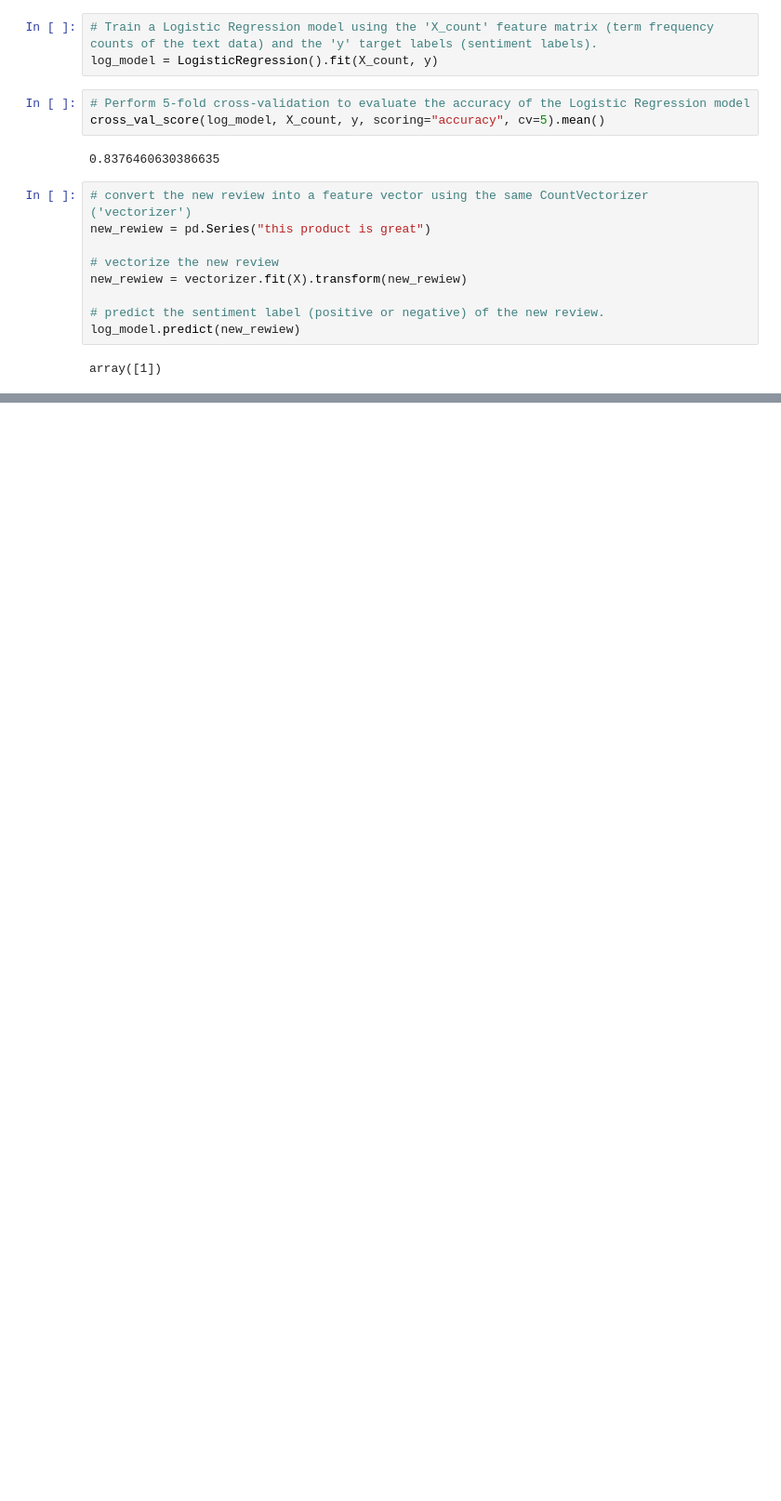
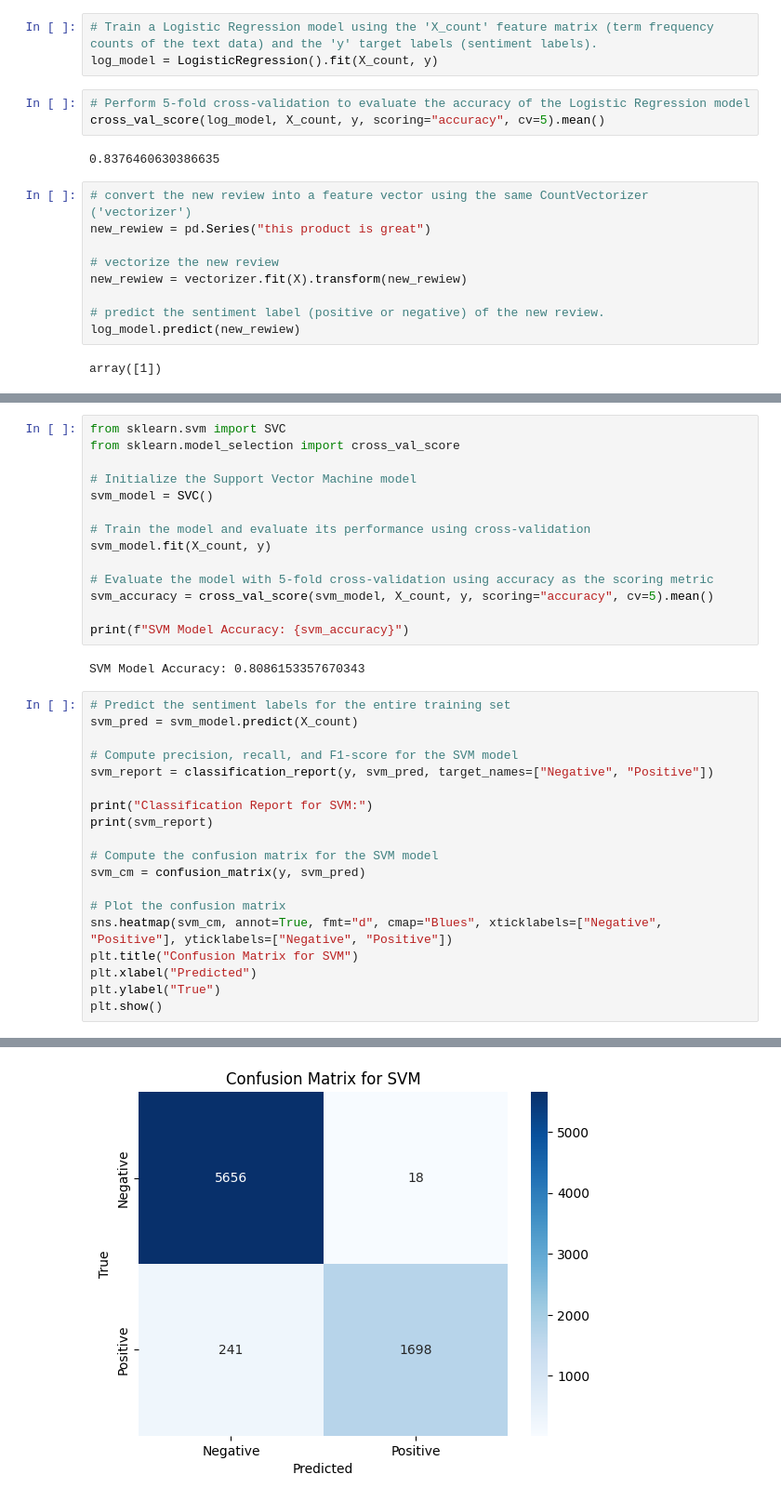
Before and after one commit to MachukaJoy/Intel_Image_Classification, a Jupyter notebook: Module9_Final.ipynb, the cells around one changed output, grey strips where cells are left out. Shown at 93% size. Saved outputs shown, nothing was run; the diff lists cells and outputs as text; blank space fills up the shorter version.

```diff
--- a/Module9_Final.ipynb
+++ b/Module9_Final.ipynb
@@ -634,0 +725,36 @@ array([1])
+# %%
+from sklearn.svm import SVC
+from sklearn.model_selection import cross_val_score
+
+# Initialize the Support Vector Machine model
+svm_model = SVC()
+
+# Train the model and evaluate its performance using cross-validation
+svm_model.fit(X_count, y)
+
+# Evaluate the model with 5-fold cross-validation using accuracy as the scoring metric
+svm_accuracy = cross_val_score(svm_model, X_count, y, scoring="accuracy", cv=5).mean()
+
+print(f"SVM Model Accuracy: {svm_accuracy}")
+# %% [output]
+SVM Model Accuracy: 0.8086153357670343
+# %%
+# Predict the sentiment labels for the entire training set
+svm_pred = svm_model.predict(X_count)
+
+# Compute precision, recall, and F1-score for the SVM model
+svm_report = classification_report(y, svm_pred, target_names=["Negative", "Positive"])
+
+print("Classification Report for SVM:")
+print(svm_report)
+
+# Compute the confusion matrix for the SVM model
+svm_cm = confusion_matrix(y, svm_pred)
+
+# Plot the confusion matrix
+sns.heatmap(svm_cm, annot=True, fmt="d", cmap="Blues", xticklabels=["Negative", "Positive"], yticklabels=["Negative", "Positive"])
+plt.title("Confusion Matrix for SVM")
+plt.xlabel("Predicted")
+plt.ylabel("True")
+plt.show()
+# %% [output]
@@ -634,0 +770 @@ array([1])
+[figure, added]
```
Also changed, not shown: parts of 24 cells of this notebook.
